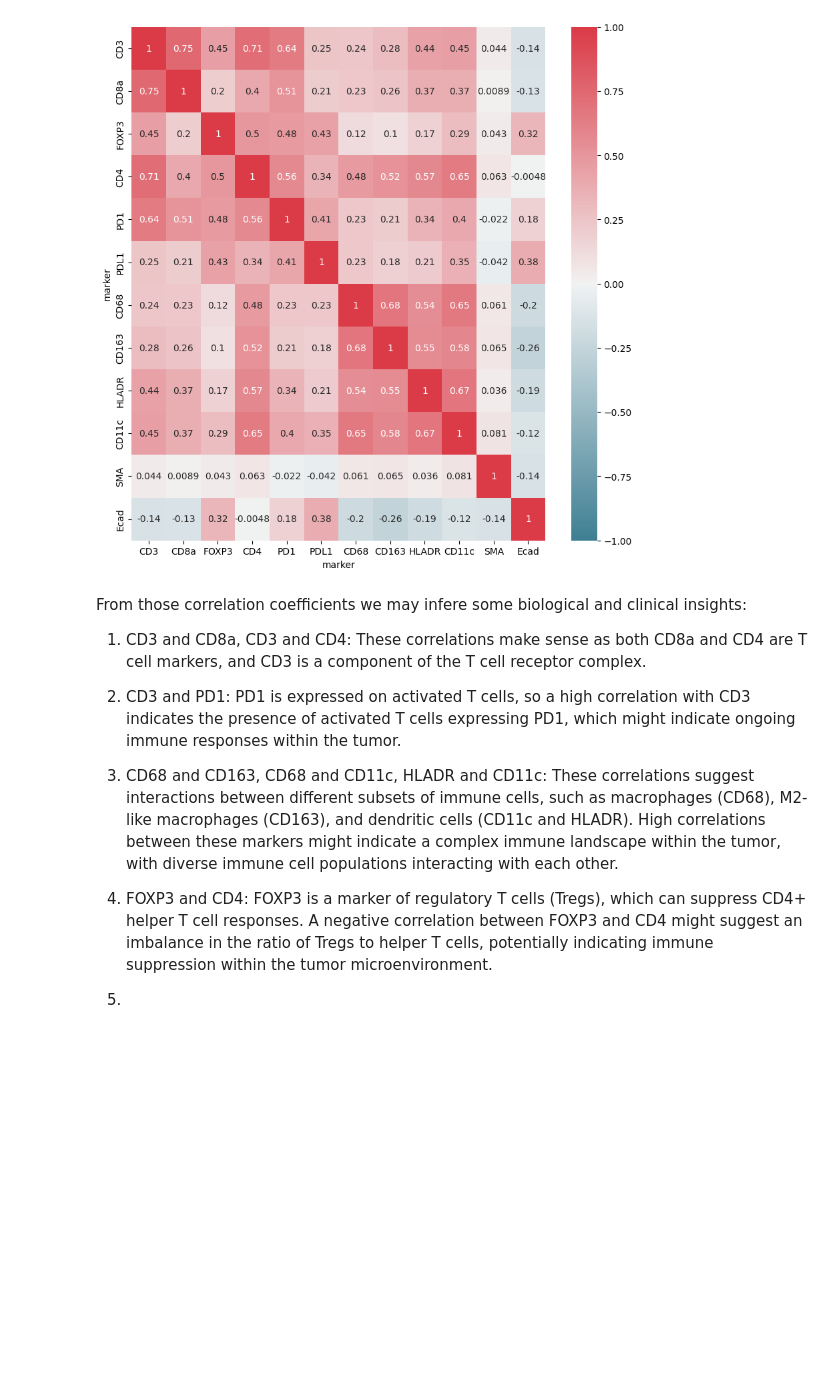
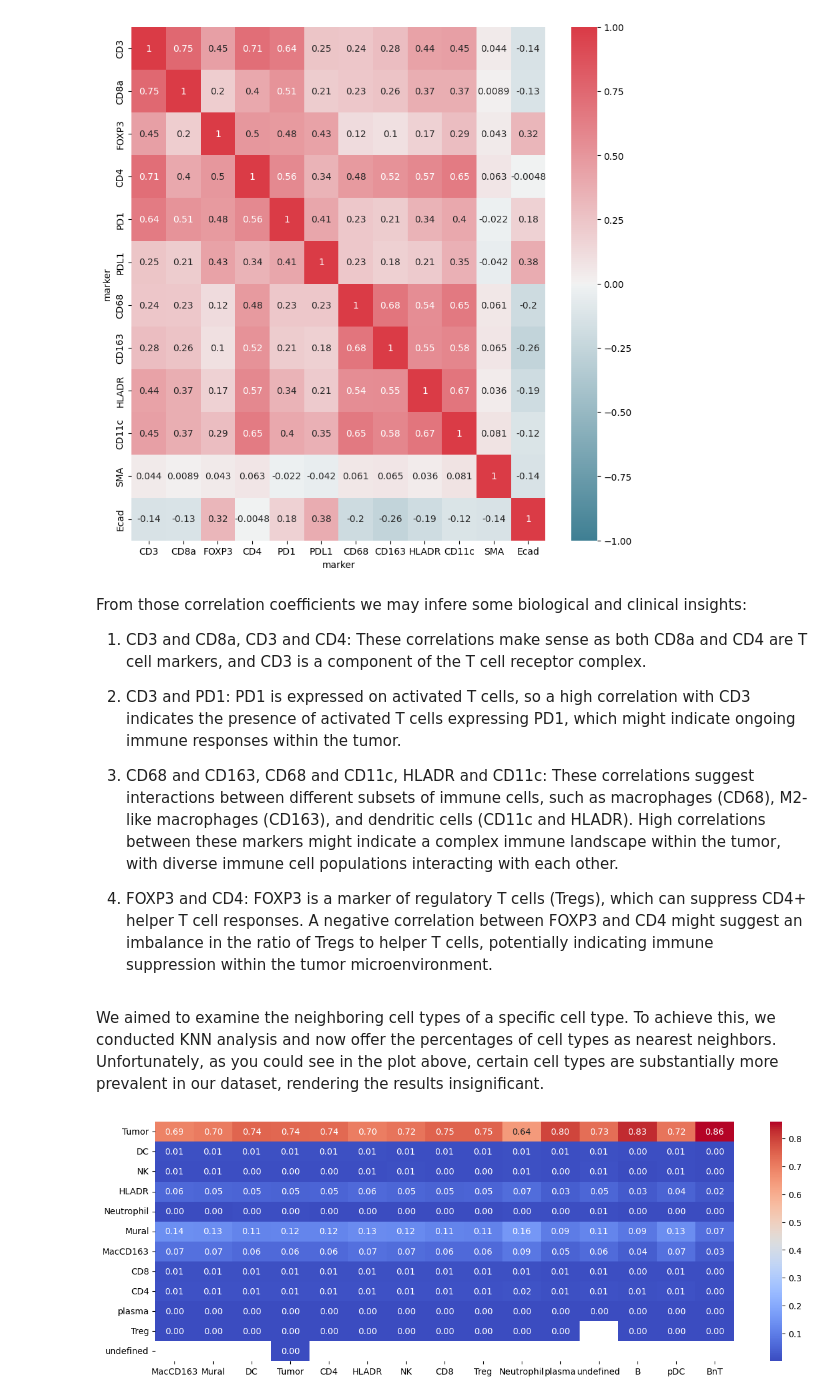
Before and after one commit to wtrawinska/Deep_learning_project, a Jupyter notebook: eda_roksana.ipynb, the cells around one changed output. Cells and saved outputs as stored; diff of their text form; code cells hidden in the pictures; blank space fills up the shorter version.

```diff
--- a/eda_roksana.ipynb
+++ b/eda_roksana.ipynb
@@ -131,20 +131,43 @@ def make_table_with_significant_markers(significant_markers_dict):
 
     return result_df
 
+def get_neighbors_cell_types(all_data_df, cells_indices):
+    return all_data_df.loc[cells_indices]['celltypes'].values
+
 def get_knn_of_cell_types(all_data_df, k=5):
     """
     Get the k nearest neighbors of each cell based on the x and y coordinates.
     """
     rois = all_data_df['sample_id'].unique()
-
+    indices_all = []
+    neighbors = []
     for roi in rois:
         roi_df = all_data_df[all_data_df['sample_id'] == roi]
         nn = NearestNeighbors(n_neighbors=k, metric='euclidean')
         data = roi_df[['Pos_X', 'Pos_Y']]
         nn.fit(data)
         distances, indices = nn.kneighbors(data)
-        print(indices)
-        break
+        indices_all += list(roi_df.index)
+        neighbors += indices.tolist()
+
+    all_data_df['knn'] = neighbors
+
+    all_data_df['knn_celltypes'] = all_data_df['knn'].apply(lambda x: get_neighbors_cell_types(all_data_df, x))
+    return indices_all, neighbors, all_data_df
+
+def get_neighbors_cell_types_distribution(all_data_df):
+    cell_types = all_data_df['celltypes'].unique()
+    result = {}
+    for cell_type in cell_types:
+        subdf = all_data_df[all_data_df['celltypes'] == cell_type]
+        neighbors = subdf['knn_celltypes'].values
+        neighbors = [item for sublist in neighbors for item in sublist]
+        result[cell_type] = {neighbor: neighbors.count(neighbor)/len(neighbors) for neighbor in set(neighbors)}
+
+    fig, ax = plt.subplots(1, 1, figsize=(15, 5))
+    sns.heatmap(pd.DataFrame(result), cmap='coolwarm', annot=True, fmt=".2f")
+    plt.show()
+    return result
 # %%
 train_anndata = anndata.read_h5ad(TRAIN_ANNDATA_PATH)
 # %%
@@ -344,5 +359,11 @@ From those correlation coefficients we may infere some biological and clinical i
 3. CD68 and CD163, CD68 and CD11c, HLADR and CD11c: These correlations suggest interactions between different subsets of immune cells, such as macrophages (CD68), M2-like macrophages (CD163), and dendritic cells (CD11c and HLADR). High correlations between these markers might indicate a complex immune landscape within the tumor, with diverse immune cell populations interacting with each other.
 
 4. FOXP3 and CD4: FOXP3 is a marker of regulatory T cells (Tregs), which can suppress CD4+ helper T cell responses. A negative correlation between FOXP3 and CD4 might suggest an imbalance in the ratio of Tregs to helper T cells, potentially indicating immune suppression within the tumor microenvironment.
-
-5.
+# %% [markdown]
+We aimed to examine the neighboring cell types of a specific cell type. To achieve this, we conducted KNN analysis and now offer the percentages of cell types as nearest neighbors. Unfortunately, as you could see in the plot above, certain cell types are substantially more prevalent in our dataset, rendering the results insignificant.
+# %%
+indices, neighbors, all_data = get_knn_of_cell_types(all_data, k=5)
+# %%
+neighbors_cell_type_distribution = get_neighbors_cell_types_distribution(all_data)
+# %% [output]
+[figure, added]
```
Also changed, not shown: parts of 5 cells of this notebook.
